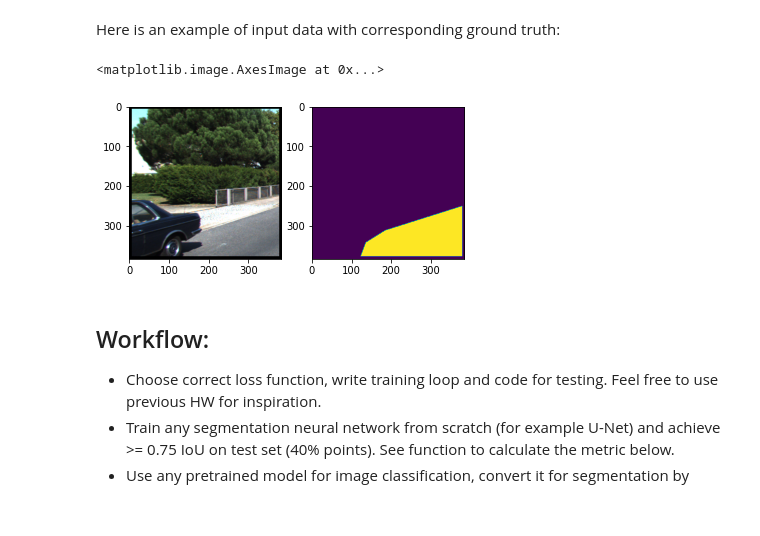
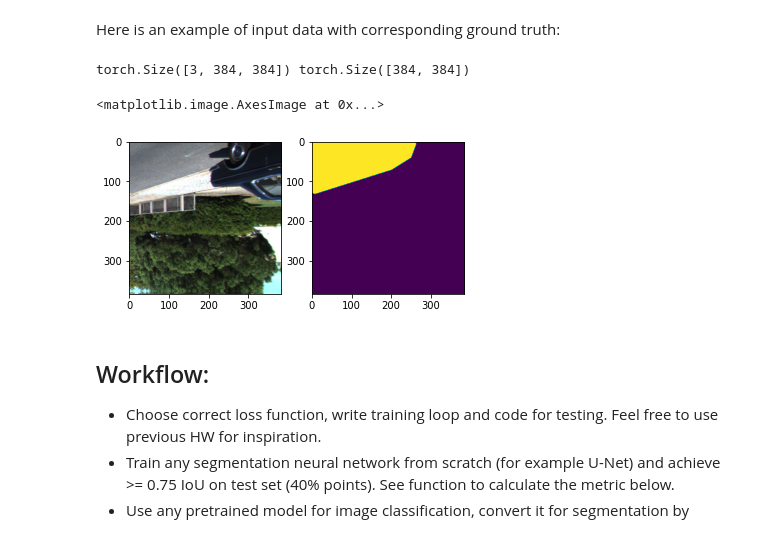
Before and after one commit to manosh7n/deep_vision_and_graphics, a Jupyter notebook: homework02/homework-part1-segmentation.ipynb, the cells around one changed output. Saved outputs shown, nothing was run; the diff lists cells and outputs as text; code cells hidden in the pictures.

```diff
--- a/homework02/homework-part1-segmentation.ipynb
+++ b/homework02/homework-part1-segmentation.ipynb
@@ -77,25 +70,40 @@ y_train = get_paths("./data/train/gt")
 X_test = get_paths("./data/test/images")
 y_test = get_paths("./data/test/gt")
 
-transform = T.Compose([
-    T.ToTensor(),
-    T.Pad((7, 7, 7, 7))
+train_transform = A.Compose([
+    A.HorizontalFlip(),
+    A.RandomRotate90(),
+    A.RandomGamma(p=0.5),
+#     A.OneOf([
+#         A.ElasticTransform(alpha=120, sigma=120 * 0.05, alpha_affine=120 * 0.03, p=0.5),
+#         A.GridDistortion(p=0.5),
+#         A.OpticalDistortion(distort_limit=2, shift_limit=0.5, p=1)
+#         ], p=0.8),
+    A.PadIfNeeded(min_height=384, min_width=384),
+    ToTensorV2(),
 ])
+
+test_transform = A.Compose([
+    A.PadIfNeeded(min_height=384, min_width=384),
+    ToTensorV2(),
+])
 # %%
-train_dataset = RoadDataset(X_train, y_train, transform)
-test_dataset = RoadDataset(X_test, y_test, transform)
+train_dataset = RoadDataset(X_train, y_train, train_transform)
+test_dataset = RoadDataset(X_test, y_test, test_transform)
 # %%
 sample = train_dataset[4]
 image = sample['image']
 mask = sample['mask']
 
+print(image.shape, mask.shape)
 plt.subplot(1, 2, 1)
 plt.imshow(image.permute(1, 2, 0))
 plt.subplot(1, 2, 2)
-plt.imshow(mask.permute(1, 2, 0))
+plt.imshow(mask)
 # %% [output]
-<matplotlib.image.AxesImage at 0x...>
+torch.Size([3, 384, 384]) torch.Size([384, 384])
+<matplotlib.image.AxesImage at 0x...>
-[figure, old version]
+[figure, new version]
 # %% [markdown]
 Workflow:
 ---
```
Also changed, not shown: parts of 10 cells of this notebook.
